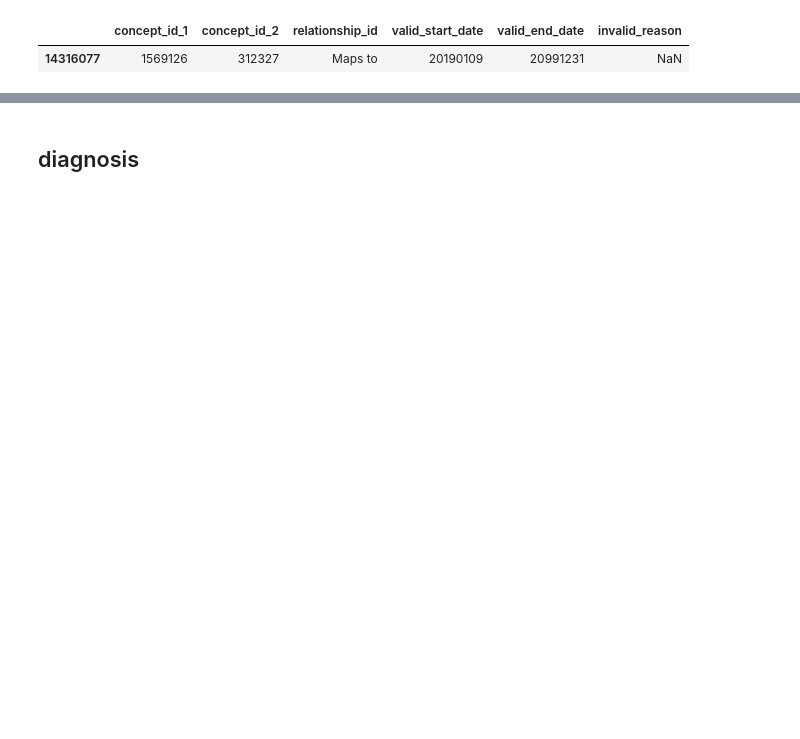
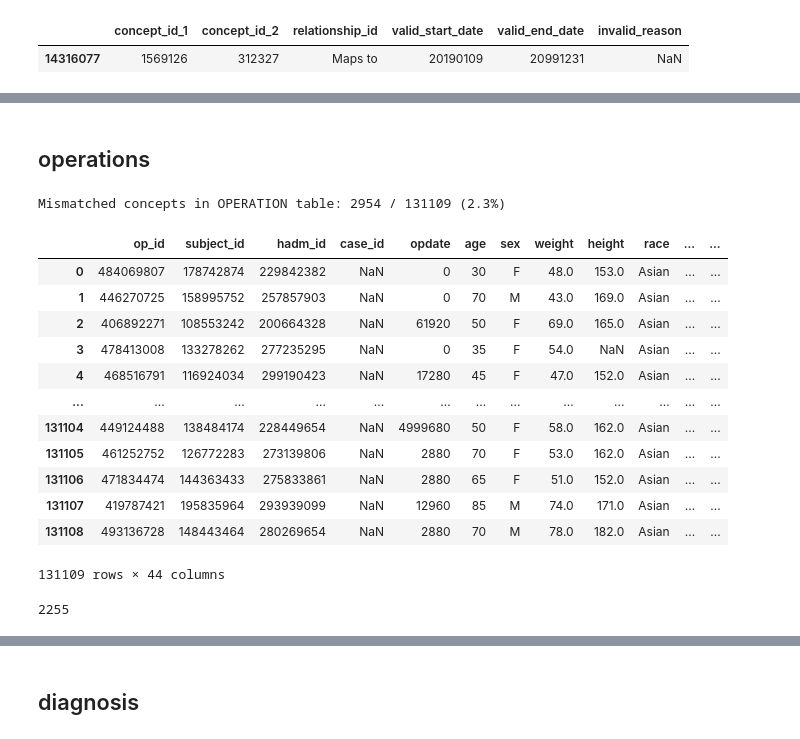
Before and after one commit to Hyeonsik/INSPIRE_TO_CDM, a Jupyter notebook: EDA_vocab.ipynb, the cells around one changed output, grey strips where cells are left out. Drawn from its saved outputs; the diff is of its cells as text; code cells hidden in the pictures; blank space fills up the shorter version.

```diff
--- a/EDA_vocab.ipynb
+++ b/EDA_vocab.ipynb
@@ -115,0 +276,56 @@ df_concept = pd.read_csv(f'vocab/CONCEPT.csv', sep='\t')
+# %% [markdown]
+## operations
+# %%
+# INSPIRE v0.2 (about 130,000 cases, 50% of the surgical cases)
+import pandas as pd
+import numpy as np
+
+# loading INSPIRE dataset (6 source tables)
+input_path = 'inspire_v2'
+df_op = pd.read_csv(f'{input_path}/operations.csv')
+
+# Filter the relationship data to only include 'Maps to' relationships
+maps_to_df = df_concept_rel[df_concept_rel['relationship_id'] == 'Maps to']
+
+# Merge the operation data with the concept data using the ICD10PCS vocabulary to obtain the source_concept_id
+merged_data = df_op.merge(df_concept[df_concept['vocabulary_id'] == 'ICD10PCS'], left_on='icd10_pcs', right_on='concept_code', how = 'left')
+
+# Merge the resulting data with the 'maps_to' relationship data to obtain the corresponding standard_concept_id
+df_op_mapped = merged_data.merge(maps_to_df, left_on='concept_id', right_on='concept_id_1', how='left')
+
+# Populate the 'source_value', 'source_concept_id', and 'standard_concept_id' columns in the df_op dataframe
+df_op['source_value'] = df_op_mapped['icd10_pcs']
+df_op['source_concept_id'] = df_op_mapped['concept_id']
+df_op['standard_concept_id'] = df_op_mapped['concept_id_2']
+
+# Calculate and print the number of OPERATION table records that could not be mapped to a standard concept
+nan_sum = df_op['standard_concept_id'].isna().sum()
+print(f'Mismatched concepts in OPERATION table: {nan_sum} / {len(df_op)} ({nan_sum/len(df_op)*100:.1f}%)')
+
+# Remove rows from the df_op dataframe where the 'standard_concept_id' is missing
+#df_op.dropna(subset= 'standard_concept_id', inplace=True, ignore_index=True)
+
+# Save the cleaned and mapped operation data to a CSV file
+df_op.to_csv('inspire_v2/mapped/operations.csv', index=False)
+# %% [output]
+Mismatched concepts in OPERATION table: 2954 / 131109 (2.3%)
+# %%
+df_op_mapped
+# %% [output]
+|  | op_id | subject_id | hadm_id | case_id | opdate | age | sex | weight | height | race | ... | ... |
+| 0 | 484069807 | 178742874 | 229842382 | NaN | 0 | 30 | F | 48.0 | 153.0 | Asian | ... | ... |
+| 1 | 446270725 | 158995752 | 257857903 | NaN | 0 | 70 | M | 43.0 | 169.0 | Asian | ... | ... |
+| 2 | 406892271 | 108553242 | 200664328 | NaN | 61920 | 50 | F | 69.0 | 165.0 | Asian | ... | ... |
+| 3 | 478413008 | 133278262 | 277235295 | NaN | 0 | 35 | F | 54.0 | NaN | Asian | ... | ... |
+| 4 | 468516791 | 116924034 | 299190423 | NaN | 17280 | 45 | F | 47.0 | 152.0 | Asian | ... | ... |
+| ... | ... | ... | ... | ... | ... | ... | ... | ... | ... | ... | ... | ... |
+| 131104 | 449124488 | 138484174 | 228449654 | NaN | 4999680 | 50 | F | 58.0 | 162.0 | Asian | ... | ... |
+| 131105 | 461252752 | 126772283 | 273139806 | NaN | 2880 | 70 | F | 53.0 | 162.0 | Asian | ... | ... |
+| 131106 | 471834474 | 144363433 | 275833861 | NaN | 2880 | 65 | F | 51.0 | 152.0 | Asian | ... | ... |
+| 131107 | 419787421 | 195835964 | 293939099 | NaN | 12960 | 85 | M | 74.0 | 171.0 | Asian | ... | ... |
+| 131108 | 493136728 | 148443464 | 280269654 | NaN | 2880 | 70 | M | 78.0 | 182.0 | Asian | ... | ... |
+131109 rows × 44 columns
+# %%
+len(df_op['source_value'].unique())
+# %% [output]
+2255
```
Also changed, not shown: parts of 66 cells of this notebook, 6 other files.
